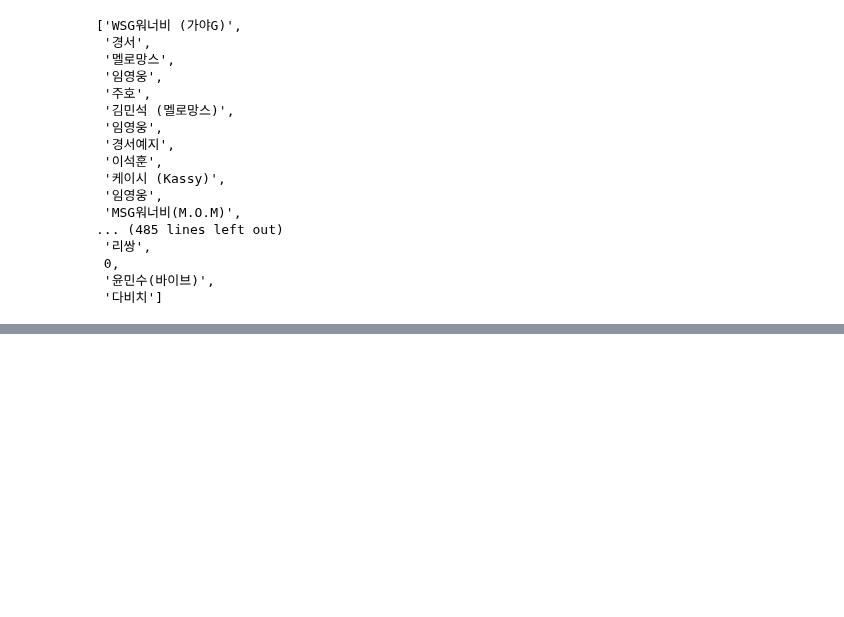
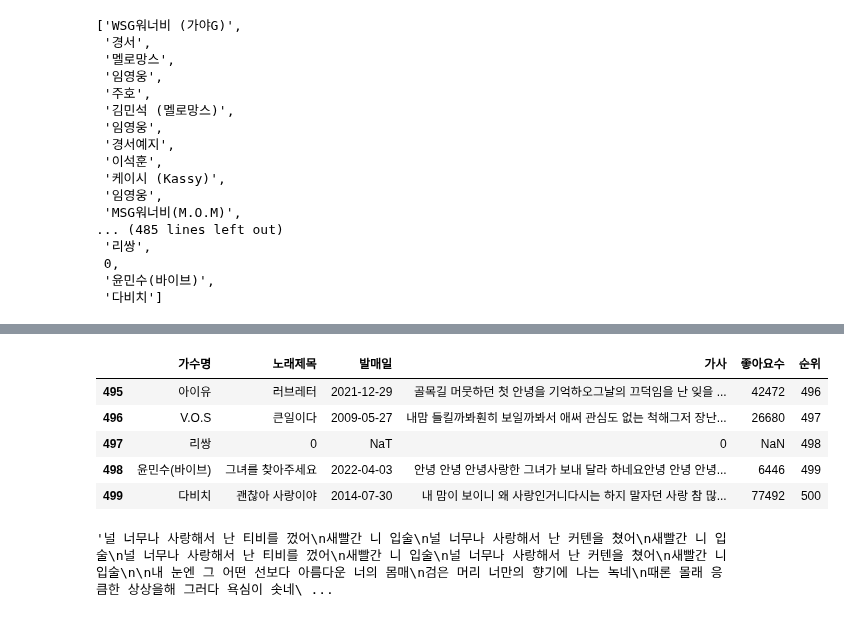
Before and after one commit to python-project-3Joe/python, a Jupyter notebook: Note/wyj.ipynb, the cells around one changed output, grey strips where cells are left out. Drawn from its saved outputs; the diff is of its cells as text; code cells hidden in the pictures; blank space fills up the shorter version.

```diff
--- a/Note/wyj.ipynb
+++ b/Note/wyj.ipynb
@@ -183,6 +183,10 @@ singer_list
  0,
  '윤민수(바이브)',
  '다비치']
+# %%
+# 0값 지워버리기
+
+singer_list.remove(0)
 # %%
 ballad = {'가수명':singer_list, '노래제목':singName_list, '발매일':date_list, '가사':lyrics_list, '좋아요수':like_list}
 # %%
@@ -217,5 +215,7 @@ ballad_top306.isnull().sum()
 ballad_top306['좋아요수'] = ballad_top306['좋아요수'].str.replace(',','')
 # %%
 ballad_top306['발매일'] = ballad_top306['발매일'].str.replace('.', '-')
+# %%
+ballad_top306['발매일'] = pd.to_datetime(ballad_top306['발매일'])
 # %%
 ballad_top306.head()
@@ -222,2 +229,67 @@ ballad_top306.head()
 # %%
 ballad_top306['순위'] = ballad_top306.index + 1
+# %%
+ballad_top306.tail()
+# %% [output]
+|  | 가수명 | 노래제목 | 발매일 | 가사 | 좋아요수 | 순위 |
+| 495 | 아이유 | 러브레터 | 2021-12-29 | 골목길 머뭇하던 첫 안녕을 기억하오그날의 끄덕임을 난 잊을 ... | 42472 | 496 |
+| 496 | V.O.S | 큰일이다 | 2009-05-27 | 내맘 들킬까봐훤히 보일까봐서 애써 관심도 없는 척해그저 장난... | 26680 | 497 |
+| 497 | 리쌍 | 0 | NaT | 0 | NaN | 498 |
+| 498 | 윤민수(바이브) | 그녀를 찾아주세요 | 2022-04-03 | 안녕 안녕 안녕사랑한 그녀가 보내 달라 하네요안녕 안녕 안녕... | 6446 | 499 |
+| 499 | 다비치 | 괜찮아 사랑이야 | 2014-07-30 | 내 맘이 보이니 왜 사랑인거니다시는 하지 말자던 사랑 참 많... | 77492 | 500 |
+# %%
+str(ballad_top306.iloc[497,:]['가사']).replace('0',"""널 너무나 사랑해서 난 티비를 껐어
+새빨간 니 입술
+널 너무나 사랑해서 난 커텐을 쳤어
+새빨간 니 입술
+널 너무나 사랑해서 난 티비를 껐어
+새빨간 니 입술
+널 너무나 사랑해서 난 커텐을 쳤어
+새빨간 니 입술
+
+내 눈엔 그 어떤 선보다 아름다운 너의 몸매
+검은 머리 너만의 향기에 나는 녹네
+때론 몰래 응큼한 상상을해 그러다 욕심이 솟네
+티비를 보다가도 거리를 걷다가도 시도때도 없이 난 너를 원해
+못참아 어떻게 손만잡아 딱딱하게 말하지마 네가 날 딱딱하게 만들었잖아
+널 너무 사랑해 내 모든 걸 다 주고 니 모든 걸 다 갖고싶어
+더 가까이 널 안고싶어 내 몸을 적시고 엉덩이 토닥토닥 하고싶어
+
+이 밤이 새도록 보여주고 싶어
+어제와 또 다른 내 모습에 눈물까지 흘릴꺼야
+이 밤이 새도록 보여주고 싶어
+넌 너무 사랑스러워 언제나 나를 설레게 만들어 baby
+
+널 너무나 사랑해서 난 티비를 껐어
+새빨간 니 입술
+널 너무나 사랑해서 난 커텐을 쳤어
+새빨간 니 입술
+
+더운데 갑자기 커텐을 왜 쳐
+잘 보고 있는 티비는 또 왜꺼
+그런 눈으로 왜 또 분위기 잡아
+피곤해 피곤해 그냥 난 잘래
+니 품에서 꿈꾸고 싶어 밤새
+그만 좀 보채 오늘만 날이 아니잖아
+좀 참아 착하지 내 남자 그냥 코 자자
+삐지지말고 내 손을 잡아
+어린애처럼 왜 또 등을 돌려
+못말려 너란 남자 정말 웃겨
+생각해볼게 어서 가서 불꺼
+
+이대론 잠 못자요 넌 너무 아름다워
+난 오늘 이 밤을 보내기엔 아쉬워요
+오늘은 안된단 말 마요 그만 그만 그만
+
+널 너무나 사랑해서 난 티비를 껐어
+새빨간 니 입술
+널 너무나 사랑해서 난 커텐을 쳤어
+새빨간 니 입술
+널 너무나 사랑해서 난 티비를 껐어
+새빨간 니 입술
+널 너무나 사랑해서 난 커텐을 쳤어
+새빨간 니 입술
+
+나를 설레게 만들어""")
+# %% [output]
+'널 너무나 사랑해서 난 티비를 껐어\n새빨간 니 입술\n널 너무나 사랑해서 난 커텐을 쳤어\n새빨간 니 입술\n널 너무나 사랑해서 난 티비를 껐어\n새빨간 니 입술\n널 너무나 사랑해서 난 커텐을 쳤어\n새빨간 니 입술\n\n내 눈엔 그 어떤 선보다 아름다운 너의 몸매\n검은 머리 너만의 향기에 나는 녹네\n때론 몰래 응큼한 상상을해 그러다 욕심이 솟네\ ...
```
Also changed, not shown: parts of 12 cells of this notebook.
